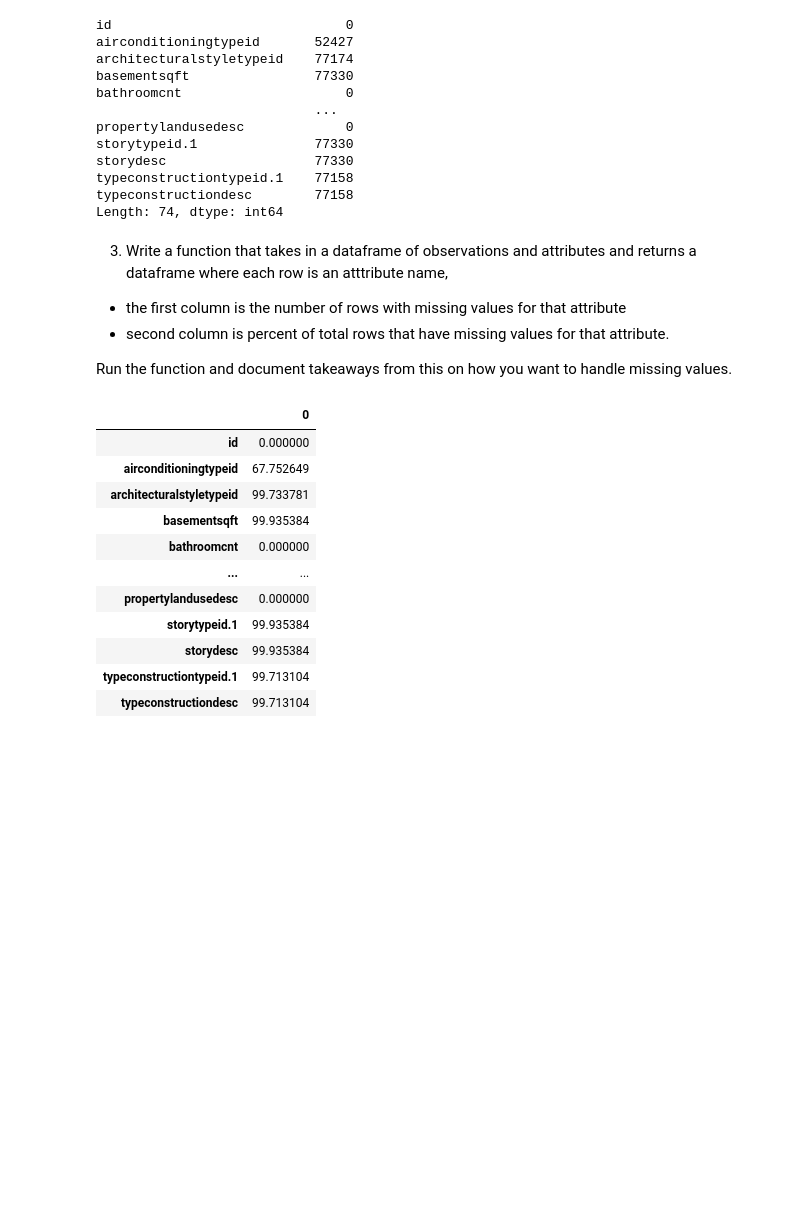
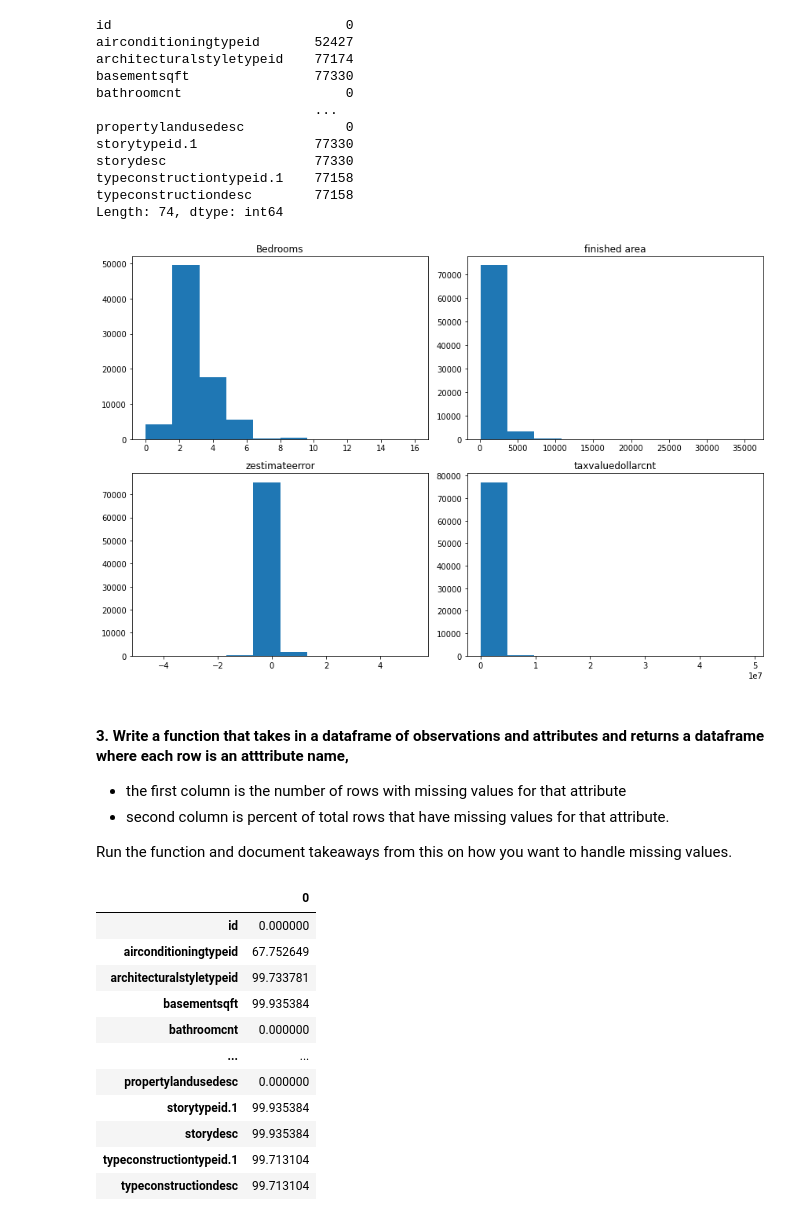
Before and after one commit to o0amandagomez0o/clustering-exercises, a Jupyter notebook: zillow.ipynb, the cells around one changed output. Drawn from its saved outputs; the diff is of its cells as text; code cells hidden in the pictures; blank space fills up the shorter version.

```diff
--- a/zillow.ipynb
+++ b/zillow.ipynb
@@ -131,8 +131,37 @@ typeconstructiondesc        77158
 Length: 74, dtype: int64
 # %%
 sns.pairplot(df, kind= "reg")
+# %%
+# plot some distributions
+
+plt.figure(figsize = (12,8))
+plt.subplot(221)
+plt.hist(df.bedroomcnt)
+plt.title('Bedrooms')
+
+
+
+plt.subplot(222)
+plt.hist(df.calculatedfinishedsquarefeet)
+plt.title('finished area')
+
+
+
+plt.subplot(223)
+plt.hist(df.zestimateerror)
+plt.title('zestimateerror')
+
+
+
+plt.subplot(224)
+plt.hist(df.taxvaluedollarcnt)
+plt.title('taxvaluedollarcnt')
+
+plt.tight_layout();
+# %% [output]
+[figure, added]
 # %% [markdown]
-3. Write a function that takes in a dataframe of observations and attributes and returns a dataframe where each row is an atttribute name,
+#### 3. Write a function that takes in a dataframe of observations and attributes and returns a dataframe where each row is an atttribute name,
 - the first column is the number of rows with missing values for that attribute
 - second column is percent of total rows that have missing values for that attribute.
 
```
Also changed, not shown: parts of 94 cells of this notebook, 3 other files.
